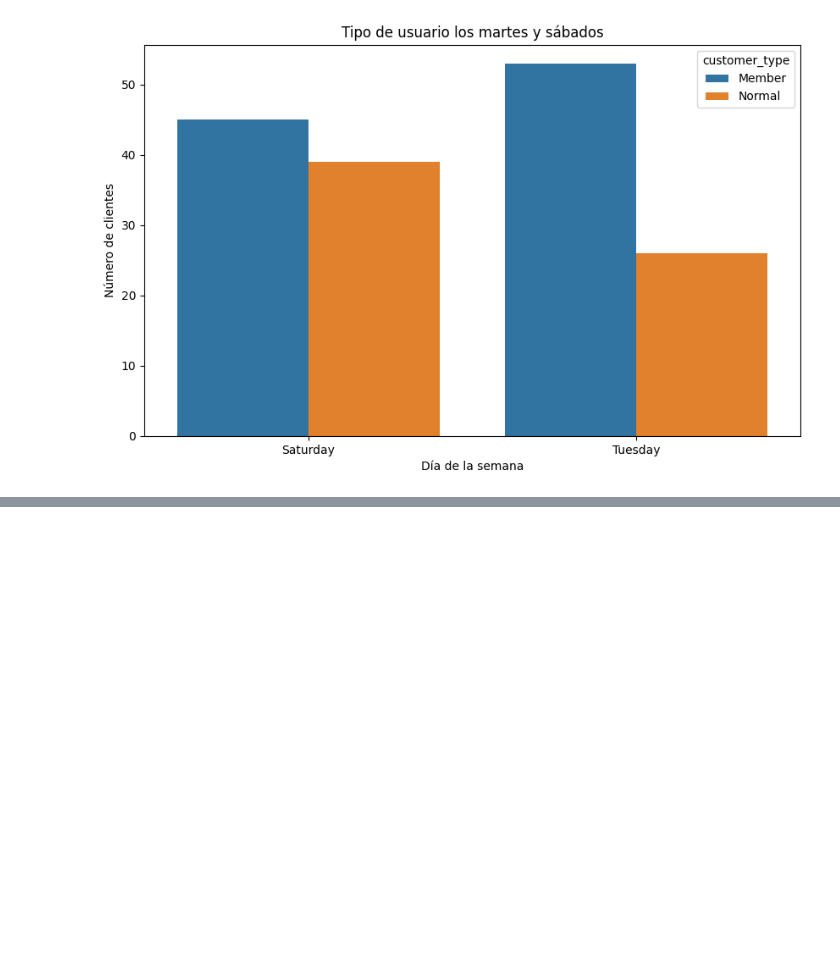
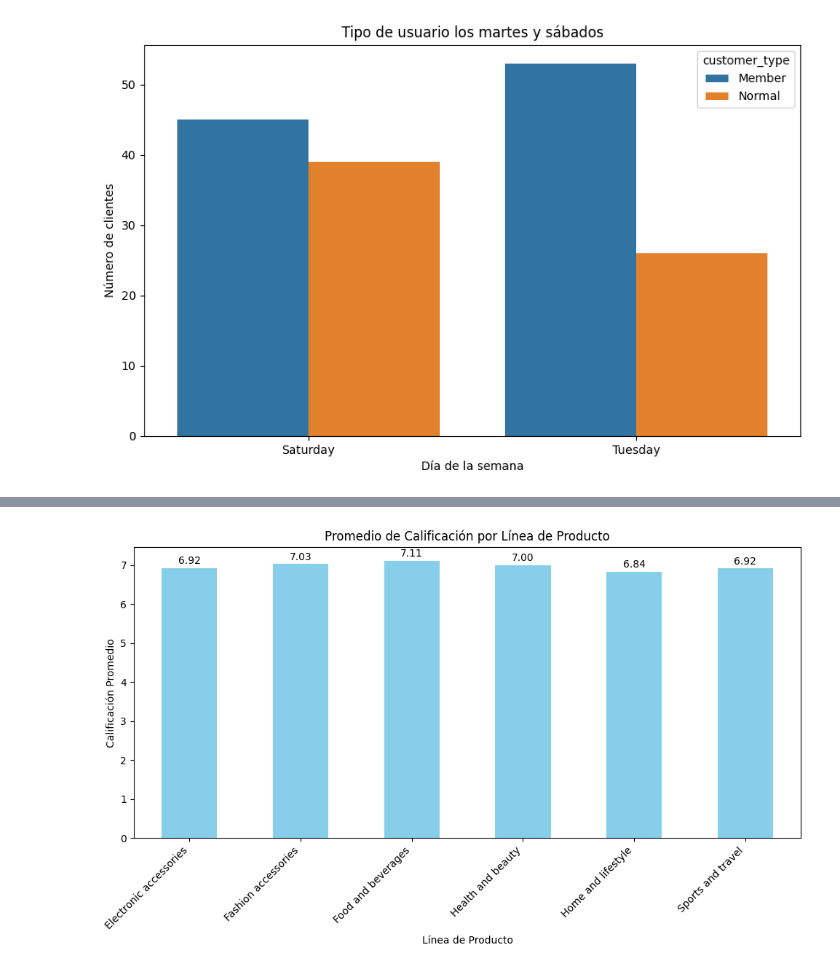
Before and after one commit to mrojash97/dataanalytics, a Jupyter notebook: Python/ANÁLISIS_EDA_Supermarket_Sales.ipynb, the cells around one changed output, grey strips where cells are left out. Drawn from its saved outputs; the diff is of its cells as text; code cells hidden in the pictures; blank space fills up the shorter version.

```diff
--- a/Python/ANÁLISIS_EDA_Supermarket_Sales.ipynb
+++ b/Python/ANÁLISIS_EDA_Supermarket_Sales.ipynb
@@ -660,0 +746,20 @@ plt.show()
+# %%
+# Grafica con el promedio de calificación por línea de producto
+
+promedio_calificacion_producto = data.groupby('product_line')['rating'].mean()
+
+plt.figure(figsize=(10, 6))
+promedio_calificacion_producto.plot(kind='bar', color='skyblue')
+plt.title('Promedio de Calificación por Línea de Producto')
+plt.xlabel('Línea de Producto')
+plt.ylabel('Calificación Promedio')
+plt.xticks(rotation=45, ha='right')  # Rotar etiquetas del eje x para mejor legibilidad
+plt.tight_layout()  # Ajustar espaciado para evitar que las etiquetas se corten
+
+# Agregar etiquetas de valor encima de cada barra
+for i, v in enumerate(promedio_calificacion_producto):
+    plt.text(i, v + 0.05, f'{v:.2f}', ha='center', va='bottom')
+
+plt.show()
+# %% [output]
+[figure, added]
```
Also changed, not shown: parts of 7 cells of this notebook.
